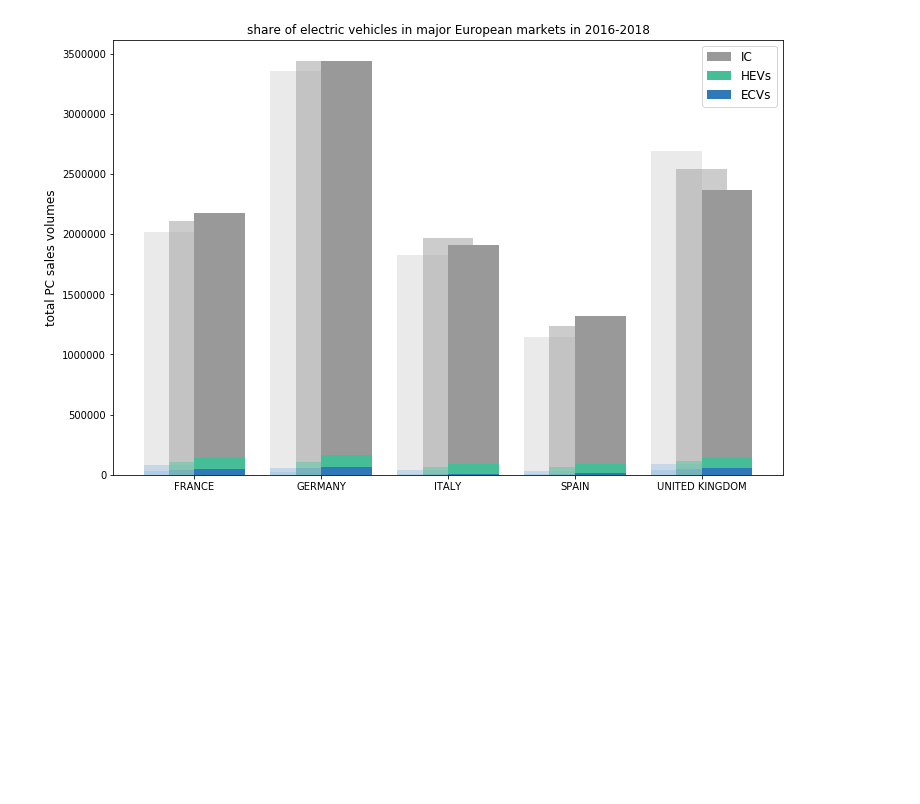
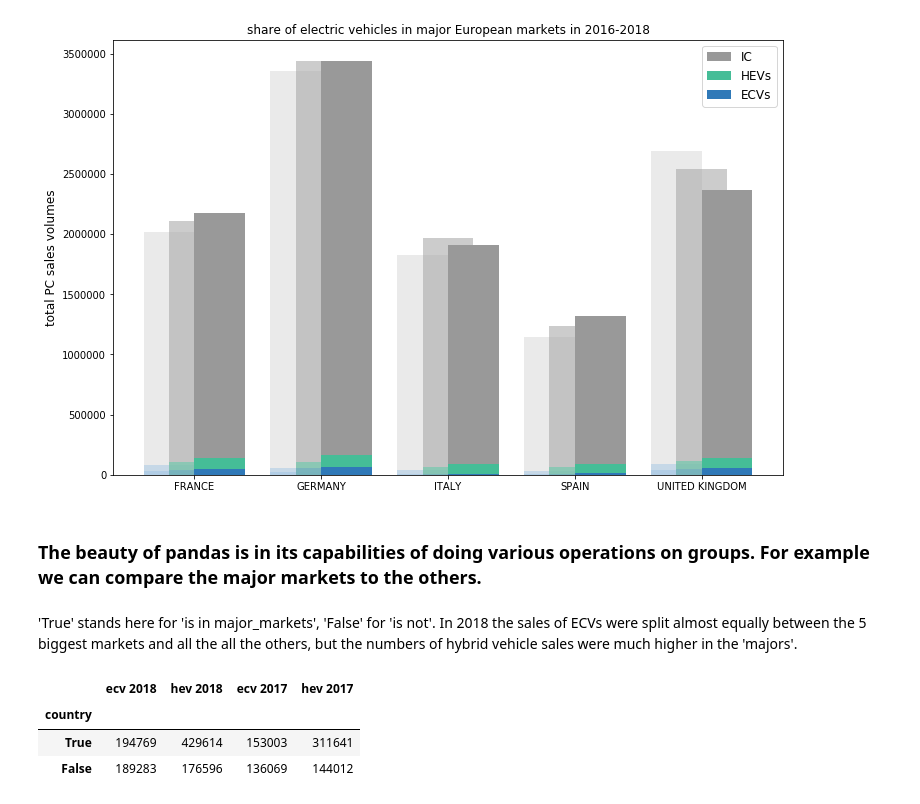
Before and after one commit to nebelgrau77/pandas-wrangling, a Jupyter notebook: electric_vehicles_Europe.ipynb, the cells around one changed output. Saved outputs shown, nothing was run; the diff lists cells and outputs as text; code cells hidden in the pictures; blank space fills up the shorter version.

```diff
--- a/electric_vehicles_Europe.ipynb
+++ b/electric_vehicles_Europe.ipynb
@@ -1194,3 +1194,18 @@ ax.set_title('share of electric vehicles in major European markets in 2016-2018'
 # %% [output]
 Text(0.5,1,'share of electric vehicles in major European markets in 2016-2018')
 [figure]
+# %% [markdown]
+
+### The beauty of pandas is in its capabilities of doing various operations on groups. For example we can compare the major markets to the others.
+# %% [markdown]
+
+'True' stands here for 'is in major_markets', 'False' for 'is not'. In 2018 the sales of ECVs were split almost equally between the 5 biggest markets and all the all the others, but the numbers of hybrid vehicle sales were much higher in the 'majors'.
+# %%
+# True stands for 'is in major_markets', False for 'is not'. In 2018 the sales of ECVs
+
+data.groupby(data['country'].isin(major_markets)).agg({'ecv 2018':'sum', 'hev 2018':'sum', 'ecv 2017':'sum', 'hev 2017':'sum'}).sort_values(by = 'country', ascending  = False)
+# %% [output]
+|  | ecv 2018 | hev 2018 | ecv 2017 | hev 2017 |
+| country |  |  |  |  |
+| True | 194769 | 429614 | 153003 | 311641 |
+| False | 189283 | 176596 | 136069 | 144012 |
```
Also changed, not shown: parts of 2 cells of this notebook.
